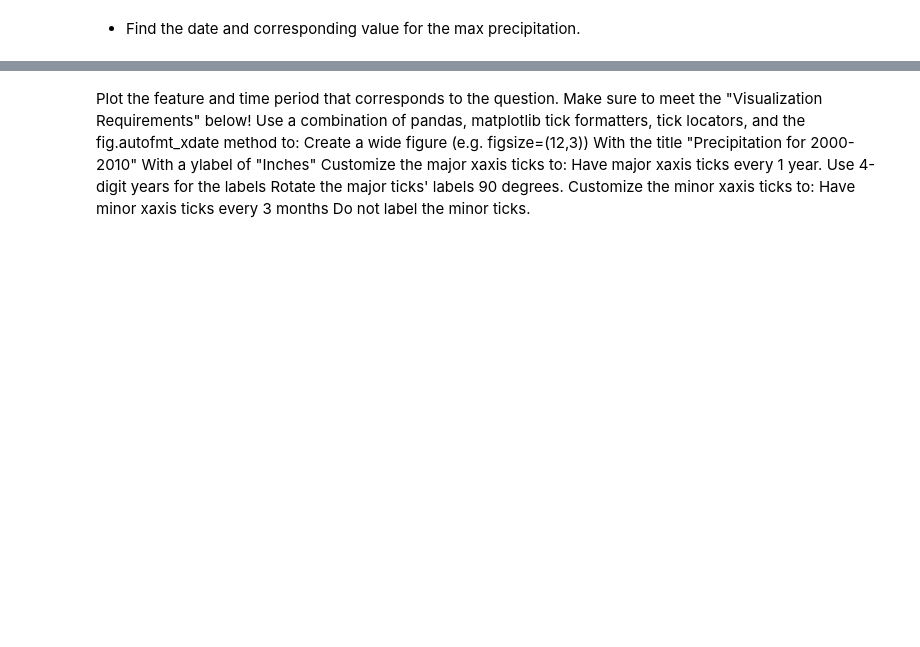
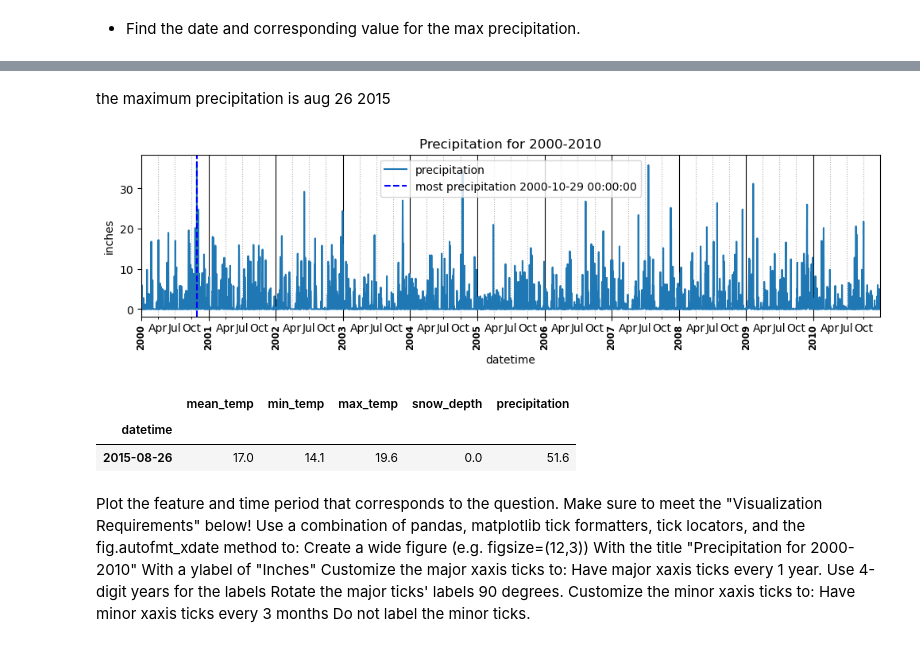
Before and after one commit to elleniayele/preparing-time-series, a Jupyter notebook: Untitled (4).ipynb, the cells around one changed output, grey strips where cells are left out. Cells and saved outputs as stored; diff of their text form; code cells hidden in the pictures; blank space fills up the shorter version.

```diff
--- a/Untitled (4).ipynb
+++ b/Untitled (4).ipynb
@@ -256,0 +203,5 @@ df['precipitaion']resample.mean()
+# %%
+## interpolating temperature measures
+df['mean_temp'] = df['mean_temp'].interpolate()
+df['max_temp'] = df['max_temp'].interpolate()
+df['min_temp'] = df['min_temp'].interpolate()
@@ -257,3 +217,7 @@ df['precipitaion']resample.mean()
+# %%
+# filling preciptation/snow with 0
+df['precipitation'] = df['precipitation'].fillna(0)
+df['snow_depth'] = df['snow_depth'].fillna(0)
 # %% [markdown]
 # Part 2) Answer the Questions with Visualizations (Using the Correct Frequency)
 # %% [markdown]
@@ -263,2 +239,6 @@ df['precipitaion']resample.mean()
 # %%
 ts_M= df['precipitation'].copy()
+# %%
+precipitation_col=['precipitation']
+plot_df  = df.loc["2000":"2010",precipitation_col]
+plot_df
@@ -288,0 +262,2 @@ most_precipitation_date
+# %%
+highest_date = plot_df['precipitation'].idxmax()
@@ -289,3 +268,64 @@ most_precipitation_date
+# %% [markdown]
+the maximum precipitation is aug 26 2015
+# %%
+#  plot the time series with pandas
+## we've done enough customization that it makes sense to bundle this in a function
+#import tick customization tools
+import matplotlib.ticker as mticks
+import matplotlib.dates as mdates
+import matplotlib.pyplot as plt
+def plot_dates(ts,figsize=(12,3),xtick_fontsize='small', xtick_fontweight='bold',
+               title='Precipitation for 2000-2010'):## Make the fig and axis first
+    # plot the time series with pandas
+    if title is None:
+        title = ts.name
+    fig, ax = plt.subplots(figsize=figsize)
+    ts.plot(ax=ax,title=title);
+    ax.set_ylabel("inches")
+    #most_precip_date1= "october 2000, max_precip= 36.6 "
+    #ax.legend();
+    ## creating our tick locators and formatters
+    ## for minor month ticks
+    # create the locator to place ticks every 3 months.
+    loc_3months = mdates.MonthLocator(interval=3)
+    fmt_months = mdates.DateFormatter("%b")
+    ## for major year ticks
+    loc_year = mdates.YearLocator(1)
+    fmt_year = mdates.DateFormatter("%Y")
+
+    ## Change the font of the major ticks to stand out
+    ax.set_xticks(ax.get_xticks())
+    ax.set_xticklabels(ax.get_xticklabels(),
+                       fontsize=xtick_fontsize,
+                       fontweight=xtick_fontweight)
+
+    ## customize minor ticks
+    ax.xaxis.set_minor_locator(loc_3months)
+    ax.xaxis.set_minor_formatter(fmt_months)
+    ## customize major ticks
+    ax.xaxis.set_major_locator(loc_year)
+    ax.xaxis.set_major_formatter(fmt_year)
+    ## Making major/minor gridlines visually distinct
+    ax.grid(which='minor',axis='x',ls=":")
+    ax.grid(which='major',axis='x',color='k')
+    ## rotate the dates
+    ax.axvline(highest_date ,label=f'most precipitation {highest_date }',ls='--',color='b');
+    plt.legend()
+    #plt.axvline(x=highest_date, color='b', label='most precipitation')
+    fig.autofmt_xdate(which='major',rotation=90,ha='center')
+    return fig,ax
+plot_dates(plot_df);
+# %% [output]
+[figure, added]
+# %%
+## using max and slicing to find the index
+maxprec=df['precipitation'].max()
+most_precipitation_date = df.loc[ df['precipitation']==maxprec]
+most_precipitation_date
+# %% [output]
+|  | mean_temp | min_temp | max_temp | snow_depth | precipitation |
+| datetime |  |  |  |  |  |
+| 2015-08-26 | 17.0 | 14.1 | 19.6 | 0.0 | 51.6 |
 # %% [markdown]
 Plot the feature and time period that corresponds to the question.
 Make sure to meet the "Visualization Requirements" below!
```
Also changed, not shown: parts of 37 cells of this notebook.
